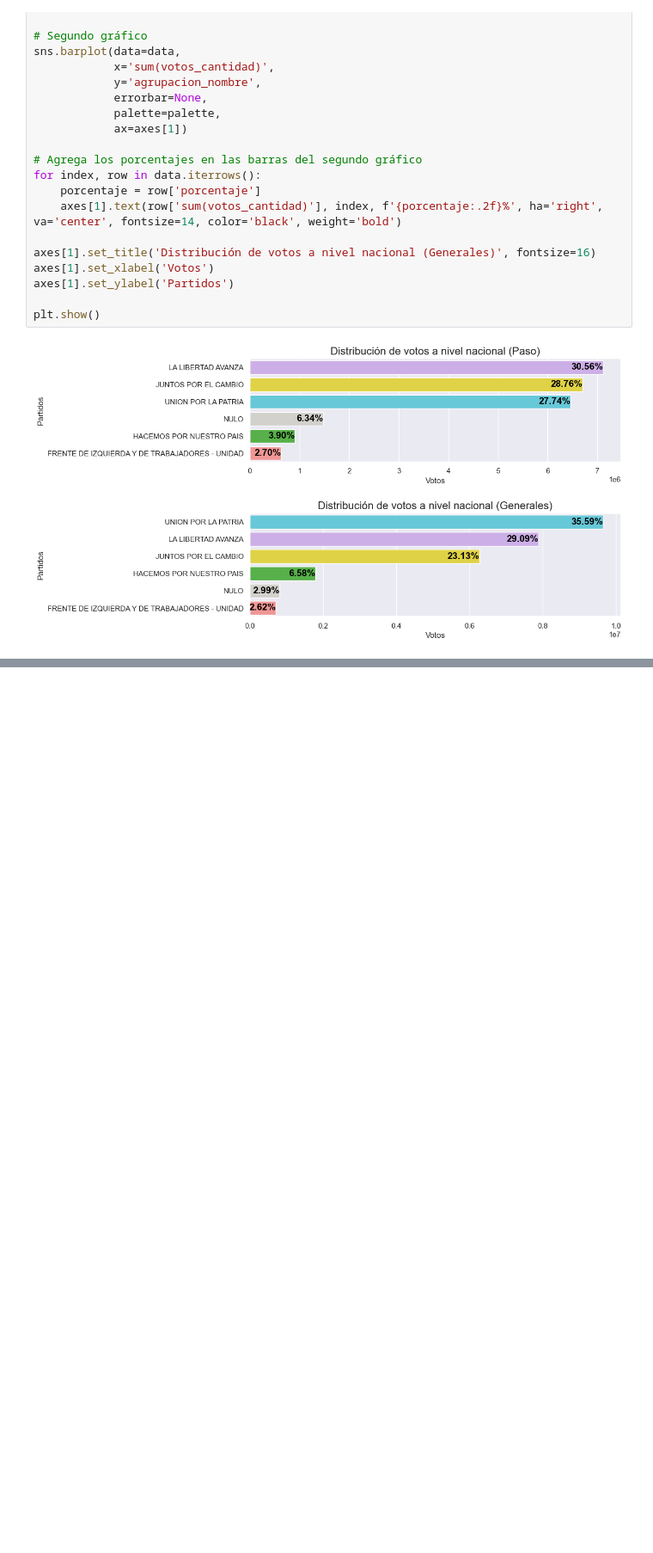
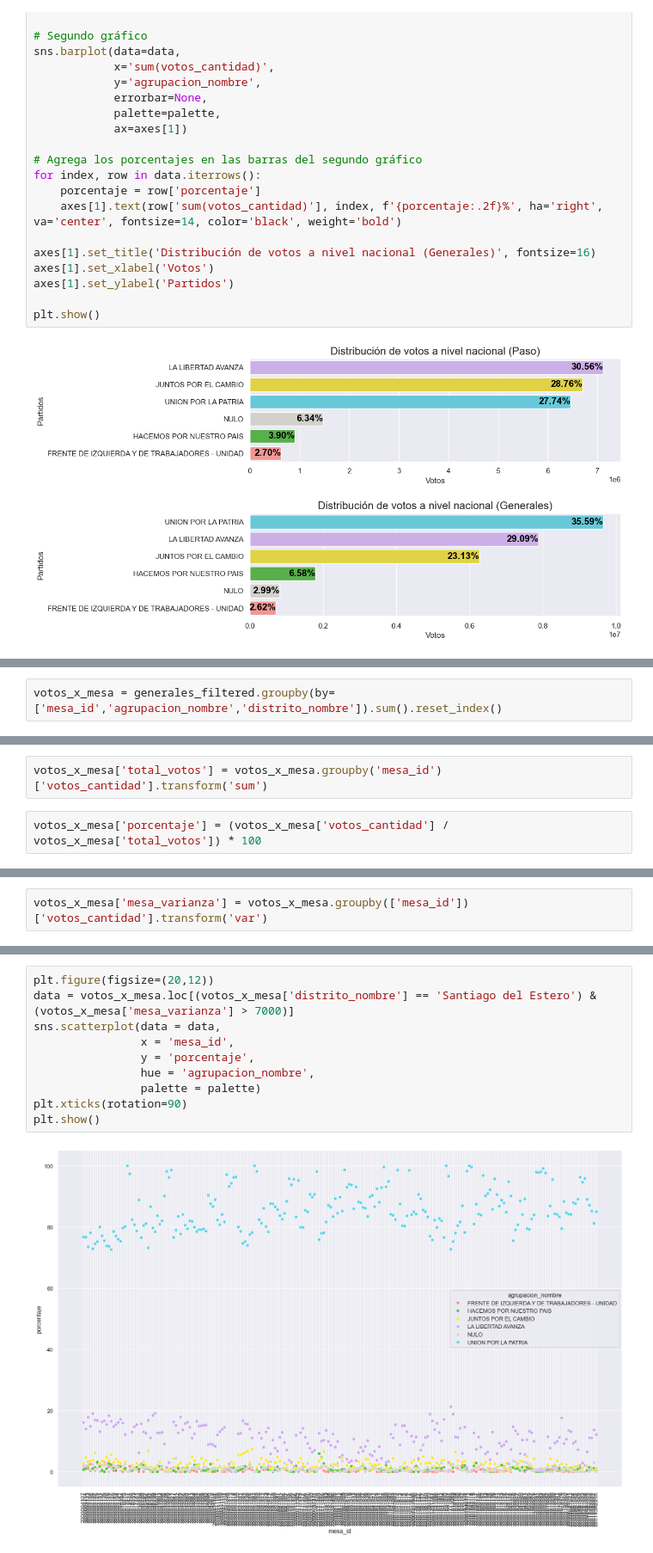
Before and after one commit to uriellmendezz/elecciones2023, a Jupyter notebook: nb.ipynb, the cells around one changed output, grey strips where cells are left out. Shown at 86% size. Cells and saved outputs as stored; diff of their text form; blank space fills up the shorter version.

```diff
--- a/nb.ipynb
+++ b/nb.ipynb
@@ -411,0 +436,2 @@ plt.show()
+# %%
+votos_x_mesa = generales_filtered.groupby(by=['mesa_id','agrupacion_nombre','distrito_nombre']).sum().reset_index()
@@ -411,0 +514,4 @@ plt.show()
+# %%
+votos_x_mesa['total_votos'] = votos_x_mesa.groupby('mesa_id')['votos_cantidad'].transform('sum')
+# %%
+votos_x_mesa['porcentaje'] = (votos_x_mesa['votos_cantidad'] / votos_x_mesa['total_votos']) * 100
@@ -411,0 +534,2 @@ plt.show()
+# %%
+votos_x_mesa['mesa_varianza'] = votos_x_mesa.groupby(['mesa_id'])['votos_cantidad'].transform('var')
@@ -411,0 +545,12 @@ plt.show()
+# %%
+plt.figure(figsize=(20,12))
+data = votos_x_mesa.loc[(votos_x_mesa['distrito_nombre'] == 'Santiago del Estero') & (votos_x_mesa['mesa_varianza'] > 7000)]
+sns.scatterplot(data = data,
+                x = 'mesa_id',
+                y = 'porcentaje',
+                hue = 'agrupacion_nombre',
+                palette = palette)
+plt.xticks(rotation=90)
+plt.show()
+# %% [output]
+[figure, added]
```
Also changed, not shown: parts of 28 cells of this notebook.
